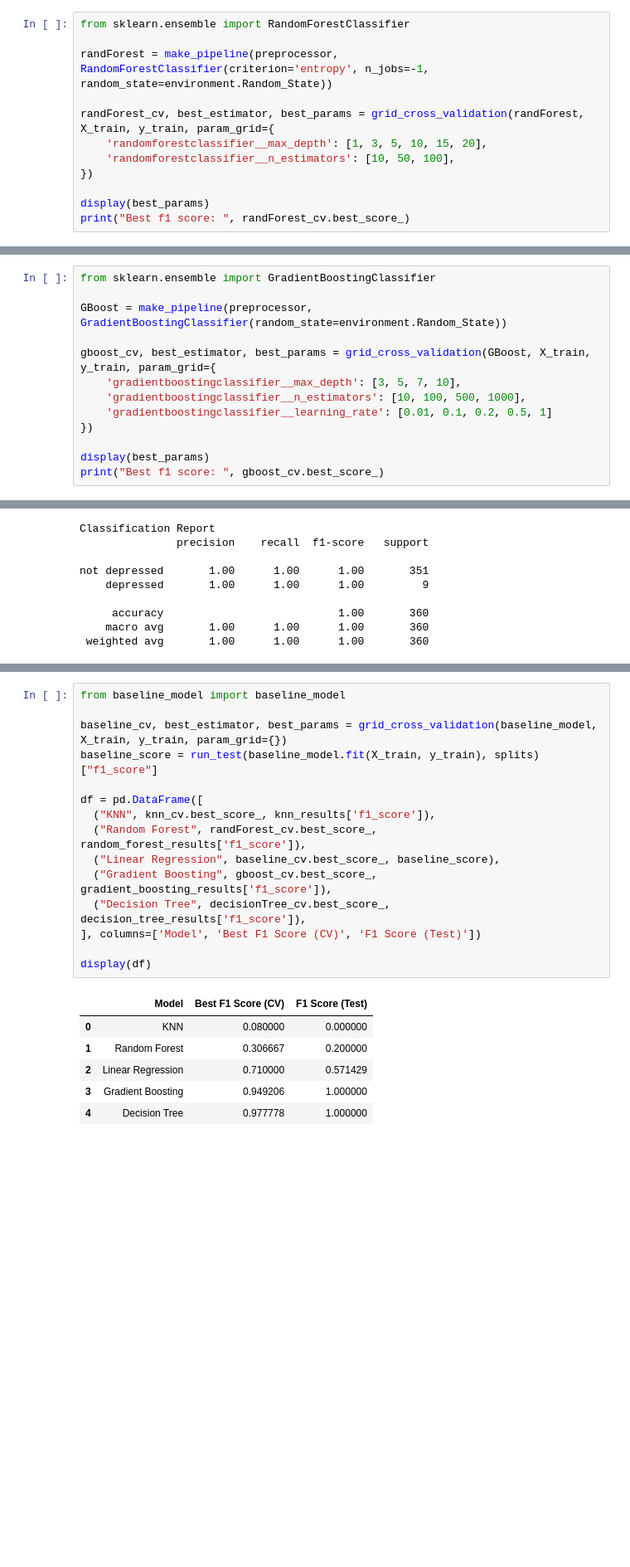
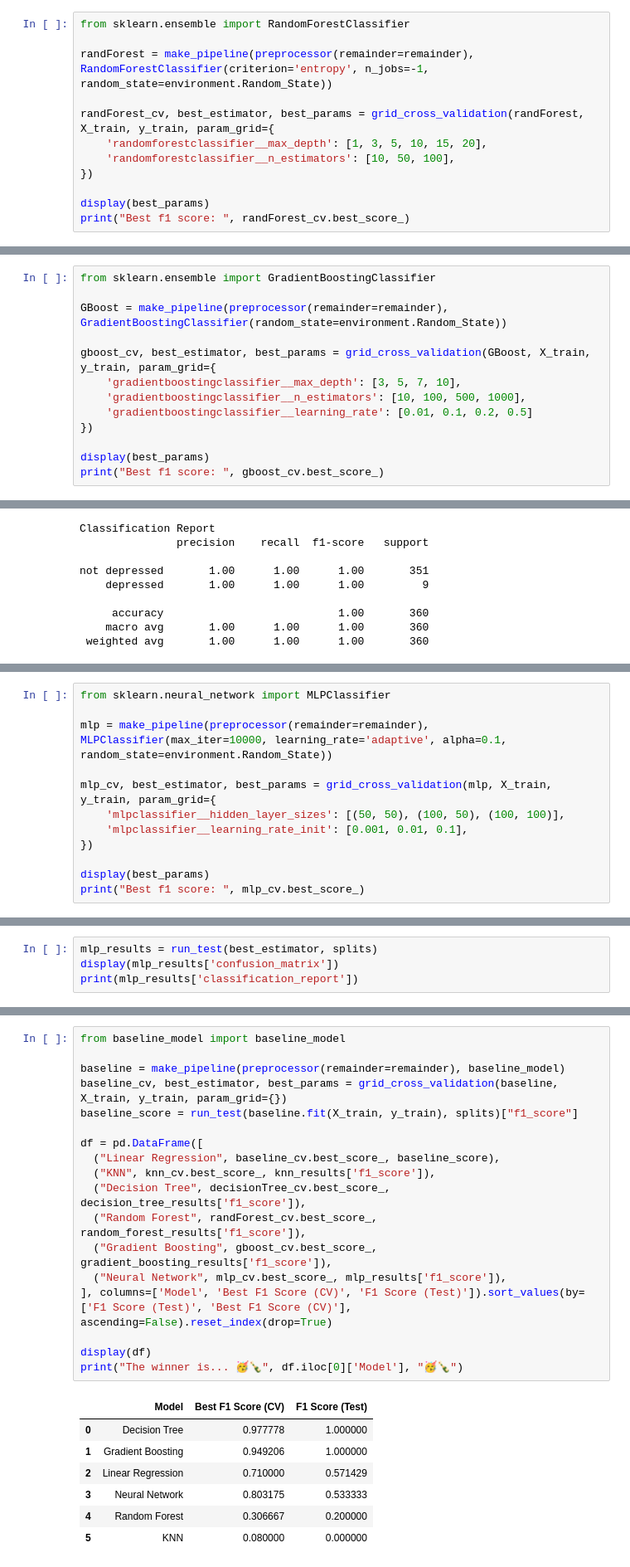
Before and after one commit to FintanMc/MachineLearning, a Jupyter notebook: notebooks/models.ipynb, the cells around one changed output, grey strips where cells are left out. Shown at 83% size. Saved outputs shown, nothing was run; the diff lists cells and outputs as text; blank space fills up the shorter version.

```diff
--- a/notebooks/models.ipynb
+++ b/notebooks/models.ipynb
@@ -139,7 +168,7 @@ The `Decision Tree` performed exceptionally with `f1_score=0.97` for validation
 # %%
 from sklearn.ensemble import RandomForestClassifier
 
-randForest = make_pipeline(preprocessor, RandomForestClassifier(criterion='entropy', n_jobs=-1, random_state=environment.Random_State))
+randForest = make_pipeline(preprocessor(remainder=remainder), RandomForestClassifier(criterion='entropy', n_jobs=-1, random_state=environment.Random_State))
 
 randForest_cv, best_estimator, best_params = grid_cross_validation(randForest, X_train, y_train, param_grid={
     'randomforestclassifier__max_depth': [1, 3, 5, 10, 15, 20],
@@ -179,12 +216,12 @@ not depressed       0.98      1.00      0.99       351
 # %%
 from sklearn.ensemble import GradientBoostingClassifier
 
-GBoost = make_pipeline(preprocessor, GradientBoostingClassifier(random_state=environment.Random_State))
+GBoost = make_pipeline(preprocessor(remainder=remainder), GradientBoostingClassifier(random_state=environment.Random_State))
 
 gboost_cv, best_estimator, best_params = grid_cross_validation(GBoost, X_train, y_train, param_grid={
     'gradientboostingclassifier__max_depth': [3, 5, 7, 10],
     'gradientboostingclassifier__n_estimators': [10, 100, 500, 1000],
-    'gradientboostingclassifier__learning_rate': [0.01, 0.1, 0.2, 0.5, 1]
+    'gradientboostingclassifier__learning_rate': [0.01, 0.1, 0.2, 0.5]
 })
 
 display(best_params)
@@ -215,0 +270,12 @@ not depressed       1.00      1.00      1.00       351
+# %%
+from sklearn.neural_network import MLPClassifier
+
+mlp = make_pipeline(preprocessor(remainder=remainder), MLPClassifier(max_iter=10000, learning_rate='adaptive', alpha=0.1, random_state=environment.Random_State))
+
+mlp_cv, best_estimator, best_params = grid_cross_validation(mlp, X_train, y_train, param_grid={
+    'mlpclassifier__hidden_layer_sizes': [(50, 50), (100, 50), (100, 100)],
+    'mlpclassifier__learning_rate_init': [0.001, 0.01, 0.1],
+})
+
+display(best_params)
+print("Best f1 score: ", mlp_cv.best_score_)
@@ -215,0 +293,4 @@ not depressed       1.00      1.00      1.00       351
+# %%
+mlp_results = run_test(best_estimator, splits)
+display(mlp_results['confusion_matrix'])
+print(mlp_results['classification_report'])
@@ -218,22 +316,26 @@ not depressed       1.00      1.00      1.00       351
 # %%
 from baseline_model import baseline_model
 
-baseline_cv, best_estimator, best_params = grid_cross_validation(baseline_model, X_train, y_train, param_grid={})
-baseline_score = run_test(baseline_model.fit(X_train, y_train), splits)["f1_score"]
+baseline = make_pipeline(preprocessor(remainder=remainder), baseline_model)
+baseline_cv, best_estimator, best_params = grid_cross_validation(baseline, X_train, y_train, param_grid={})
+baseline_score = run_test(baseline.fit(X_train, y_train), splits)["f1_score"]
 
 df = pd.DataFrame([
+  ("Linear Regression", baseline_cv.best_score_, baseline_score),
   ("KNN", knn_cv.best_score_, knn_results['f1_score']),
+  ("Decision Tree", decisionTree_cv.best_score_, decision_tree_results['f1_score']),
   ("Random Forest", randForest_cv.best_score_, random_forest_results['f1_score']),
-  ("Linear Regression", baseline_cv.best_score_, baseline_score),
   ("Gradient Boosting", gboost_cv.best_score_, gradient_boosting_results['f1_score']),
-  ("Decision Tree", decisionTree_cv.best_score_, decision_tree_results['f1_score']),
-], columns=['Model', 'Best F1 Score (CV)', 'F1 Score (Test)'])
+  ("Neural Network", mlp_cv.best_score_, mlp_results['f1_score']),
+], columns=['Model', 'Best F1 Score (CV)', 'F1 Score (Test)']).sort_values(by=['F1 Score (Test)', 'Best F1 Score (CV)'], ascending=False).reset_index(drop=True)
 
 display(df)
+print("The winner is... 🥳🍾", df.iloc[0]['Model'], "🥳🍾")
 # %% [output]
 |  | Model | Best F1 Score (CV) | F1 Score (Test) |
-| 0 | KNN | 0.080000 | 0.000000 |
-| 1 | Random Forest | 0.306667 | 0.200000 |
+| 0 | Decision Tree | 0.977778 | 1.000000 |
+| 1 | Gradient Boosting | 0.949206 | 1.000000 |
 | 2 | Linear Regression | 0.710000 | 0.571429 |
-| 3 | Gradient Boosting | 0.949206 | 1.000000 |
-| 4 | Decision Tree | 0.977778 | 1.000000 |
+| 3 | Neural Network | 0.803175 | 0.533333 |
+| 4 | Random Forest | 0.306667 | 0.200000 |
+| 5 | KNN | 0.080000 | 0.000000 |
```
Also changed, not shown: parts of 28 cells of this notebook, 4 other files.
